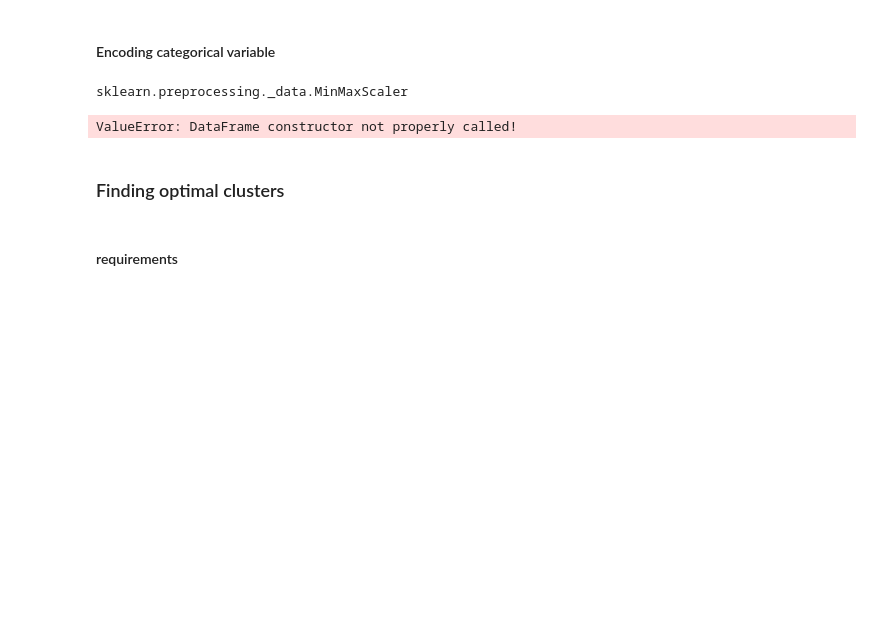
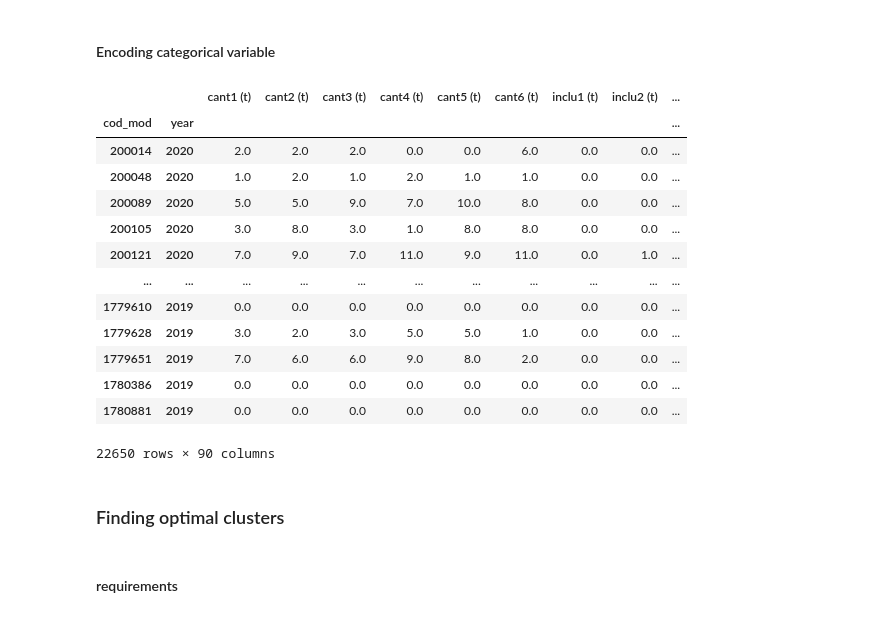
Before and after one commit to hugoferquiroz/AITeacherAllocation, a Jupyter notebook: Scripts/2-2 clusters.ipynb, the cells around one changed output. Cells and saved outputs as stored; diff of their text form; code cells hidden in the pictures; blank space fills up the shorter version.

Commit message:
Update 2-2 clusters.ipynb
fix scaler

```diff
--- a/Scripts/2-2 clusters.ipynb
+++ b/Scripts/2-2 clusters.ipynb
@@ -196,11 +183,20 @@ primaria_req_scaled = scaler.fit(primaria_req)
-# %%
-type(primaria_exd_scaled)
-# %% [output]
-sklearn.preprocessing._data.MinMaxScaler
-# %%
-transformed_iris = pd.DataFrame(primaria_exd_scaled)
-# %% [output]
-ValueError: DataFrame constructor not properly called!
+# %%
+oh_primaria
+# %% [output]
+|  |  | cant1 (t) | cant2 (t) | cant3 (t) | cant4 (t) | cant5 (t) | cant6 (t) | inclu1 (t) | inclu2 (t) | ... |
+| cod_mod | year |  |  |  |  |  |  |  |  | ... |
+| 200014 | 2020 | 2.0 | 2.0 | 2.0 | 0.0 | 0.0 | 6.0 | 0.0 | 0.0 | ... |
+| 200048 | 2020 | 1.0 | 2.0 | 1.0 | 2.0 | 1.0 | 1.0 | 0.0 | 0.0 | ... |
+| 200089 | 2020 | 5.0 | 5.0 | 9.0 | 7.0 | 10.0 | 8.0 | 0.0 | 0.0 | ... |
+| 200105 | 2020 | 3.0 | 8.0 | 3.0 | 1.0 | 8.0 | 8.0 | 0.0 | 0.0 | ... |
+| 200121 | 2020 | 7.0 | 9.0 | 7.0 | 11.0 | 9.0 | 11.0 | 0.0 | 1.0 | ... |
+| ... | ... | ... | ... | ... | ... | ... | ... | ... | ... | ... |
+| 1779610 | 2019 | 0.0 | 0.0 | 0.0 | 0.0 | 0.0 | 0.0 | 0.0 | 0.0 | ... |
+| 1779628 | 2019 | 3.0 | 2.0 | 3.0 | 5.0 | 5.0 | 1.0 | 0.0 | 0.0 | ... |
+| 1779651 | 2019 | 7.0 | 6.0 | 6.0 | 9.0 | 8.0 | 2.0 | 0.0 | 0.0 | ... |
+| 1780386 | 2019 | 0.0 | 0.0 | 0.0 | 0.0 | 0.0 | 0.0 | 0.0 | 0.0 | ... |
+| 1780881 | 2019 | 0.0 | 0.0 | 0.0 | 0.0 | 0.0 | 0.0 | 0.0 | 0.0 | ... |
+22650 rows × 90 columns
 # %% [markdown]
 ### Finding optimal clusters
 # %% [markdown]
```
Also changed, not shown: parts of 7 cells of this notebook.
